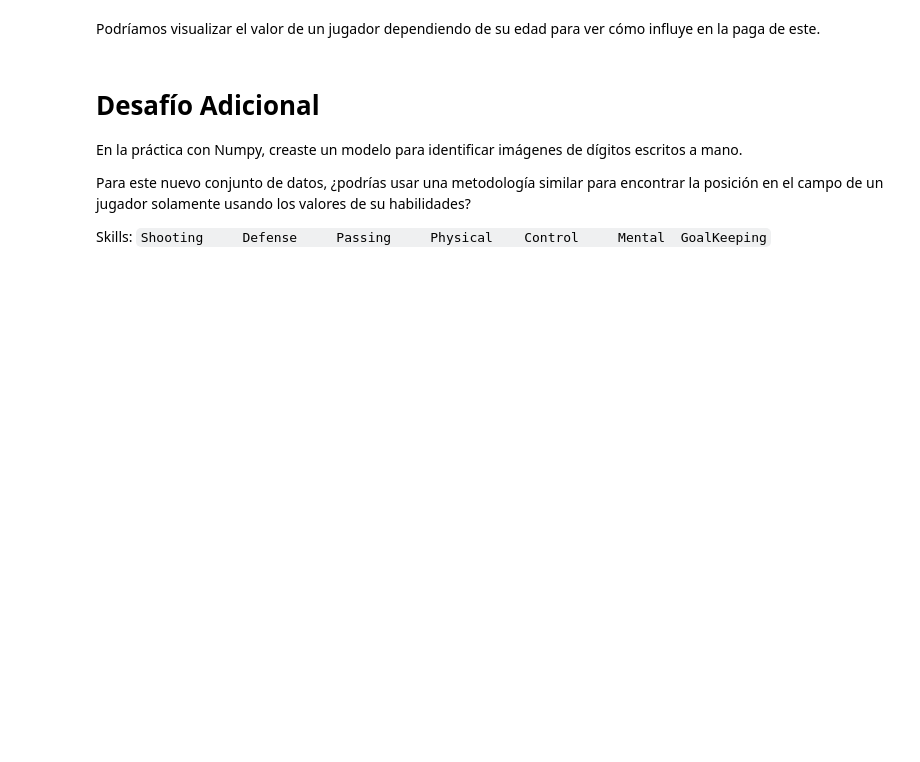
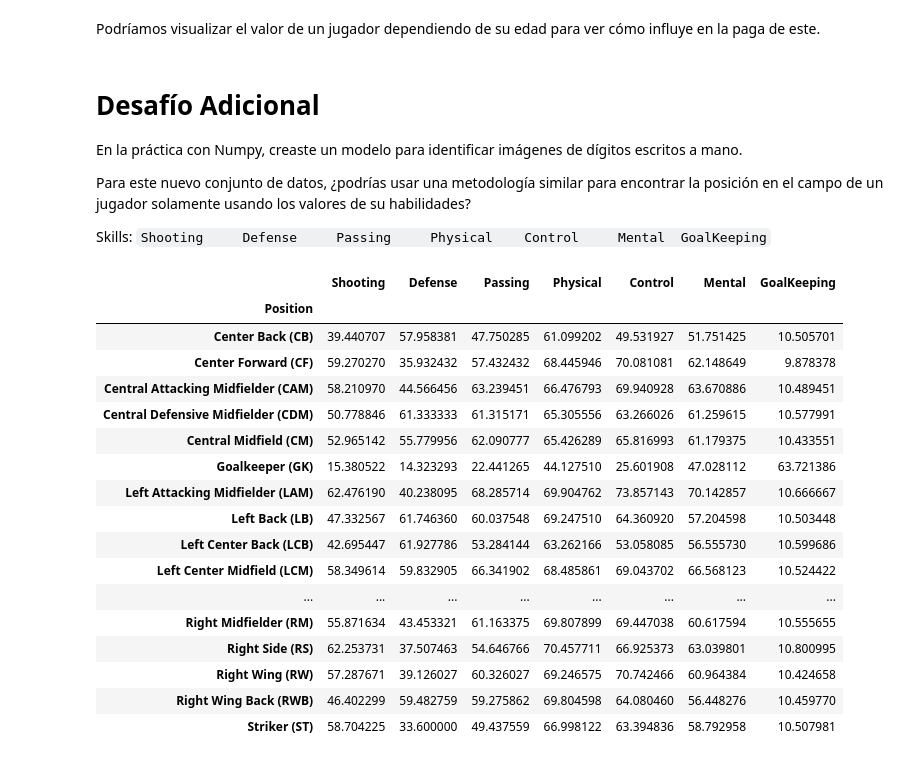
Before and after one commit to AxlSyr/MachineLearning, a Jupyter notebook: Practica_Pandas.ipynb, the cells around one changed output. Cells and saved outputs as stored; diff of their text form; code cells hidden in the pictures; blank space fills up the shorter version.

````diff
--- a/Practica_Pandas.ipynb
+++ b/Practica_Pandas.ipynb
@@ -612,3 +491,35 @@ En la práctica con Numpy, creaste un modelo para identificar imágenes de dígi
 Para este nuevo conjunto de datos, ¿podrías usar una metodología similar para encontrar la posición en el campo de un jugador solamente usando los valores de su habilidades?
 
 Skills: ```Shooting 	Defense 	Passing 	Physical 	Control 	Mental 	GoalKeeping```
+# %%
+import numpy as np
+
+skills_df = fifa_df.loc[:, "Shooting":"GoalKeeping"]
+y = fifa_df["Position"]
+# %%
+def class_representatives(X, y):
+  representatives = X.groupby(y).mean()
+  return representatives
+# %%
+representatives_df = class_representatives(skills_df,y)
+# %%
+representatives_df
+# %% [output]
+|  | Shooting | Defense | Passing | Physical | Control | Mental | GoalKeeping |
+| Position |  |  |  |  |  |  |  |
+| Center Back (CB) | 39.440707 | 57.958381 | 47.750285 | 61.099202 | 49.531927 | 51.751425 | 10.505701 |
+| Center Forward (CF) | 59.270270 | 35.932432 | 57.432432 | 68.445946 | 70.081081 | 62.148649 | 9.878378 |
+| Central Attacking Midfielder (CAM) | 58.210970 | 44.566456 | 63.239451 | 66.476793 | 69.940928 | 63.670886 | 10.489451 |
+| Central Defensive Midfielder (CDM) | 50.778846 | 61.333333 | 61.315171 | 65.305556 | 63.266026 | 61.259615 | 10.577991 |
+| Central Midfield (CM) | 52.965142 | 55.779956 | 62.090777 | 65.426289 | 65.816993 | 61.179375 | 10.433551 |
+| Goalkeeper (GK) | 15.380522 | 14.323293 | 22.441265 | 44.127510 | 25.601908 | 47.028112 | 63.721386 |
+| Left Attacking Midfielder (LAM) | 62.476190 | 40.238095 | 68.285714 | 69.904762 | 73.857143 | 70.142857 | 10.666667 |
+| Left Back (LB) | 47.332567 | 61.746360 | 60.037548 | 69.247510 | 64.360920 | 57.204598 | 10.503448 |
+| Left Center Back (LCB) | 42.695447 | 61.927786 | 53.284144 | 63.262166 | 53.058085 | 56.555730 | 10.599686 |
+| Left Center Midfield (LCM) | 58.349614 | 59.832905 | 66.341902 | 68.485861 | 69.043702 | 66.568123 | 10.524422 |
+| ... | ... | ... | ... | ... | ... | ... | ... |
+| Right Midfielder (RM) | 55.871634 | 43.453321 | 61.163375 | 69.807899 | 69.447038 | 60.617594 | 10.555655 |
+| Right Side (RS) | 62.253731 | 37.507463 | 54.646766 | 70.457711 | 66.925373 | 63.039801 | 10.800995 |
+| Right Wing (RW) | 57.287671 | 39.126027 | 60.326027 | 69.246575 | 70.742466 | 60.964384 | 10.424658 |
+| Right Wing Back (RWB) | 46.402299 | 59.482759 | 59.275862 | 69.804598 | 64.080460 | 56.448276 | 10.459770 |
+| Striker (ST) | 58.704225 | 33.600000 | 49.437559 | 66.998122 | 63.394836 | 58.792958 | 10.507981 |
````
Also changed, not shown: parts of 33 cells of this notebook.
